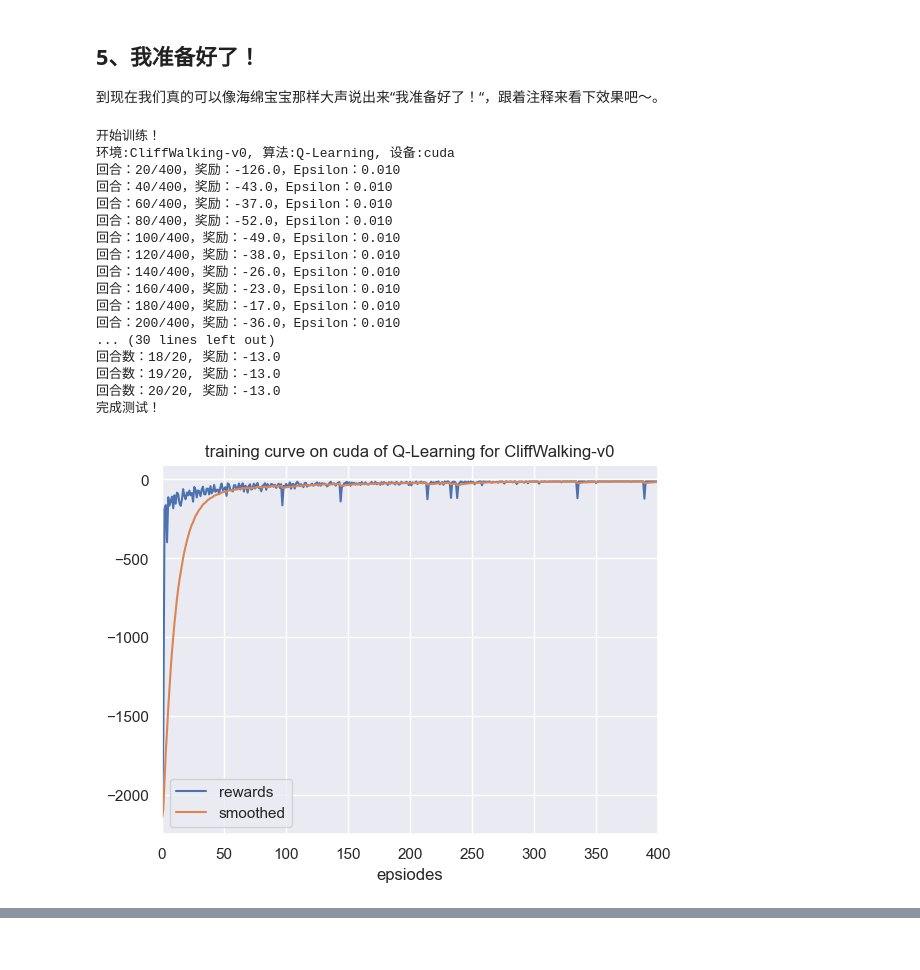
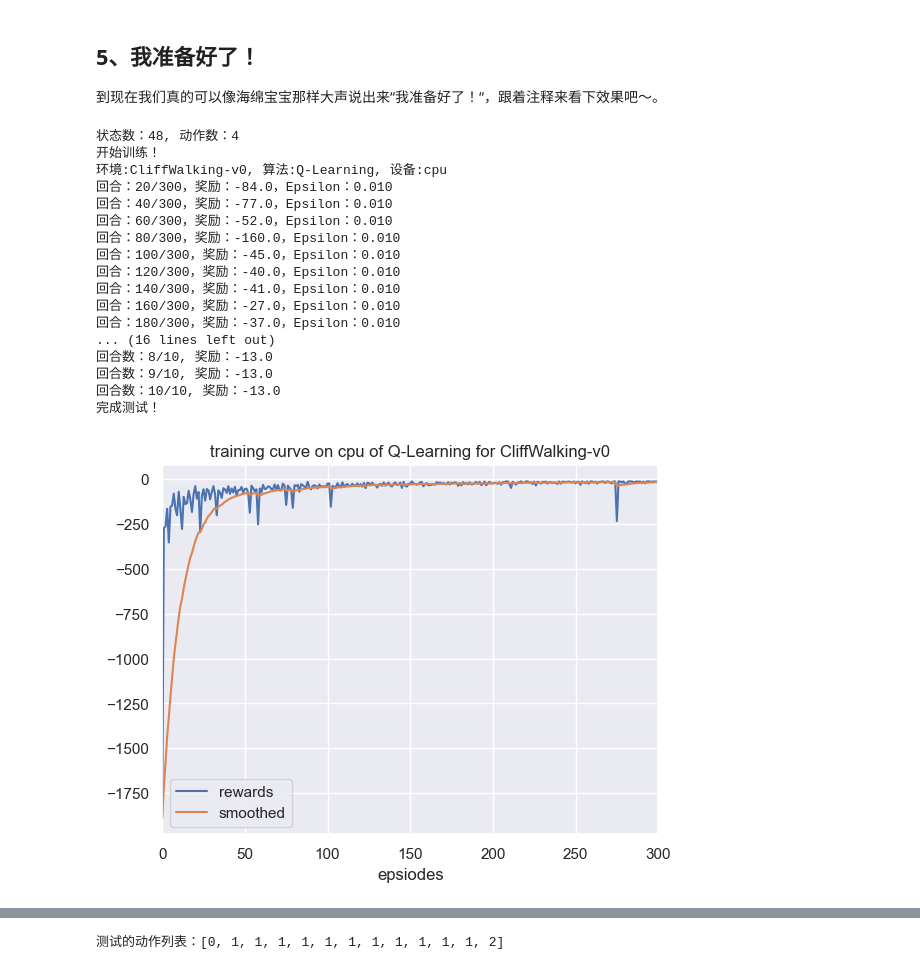
Before and after one commit to datawhalechina/joyrl-book, a Jupyter notebook: notebooks/QLearning.ipynb, the cells around one changed output, grey strips where cells are left out. Drawn from its saved outputs; the diff is of its cells as text; code cells hidden in the pictures.

Commit message:
更新第五章 Q-learning

```diff
--- a/notebooks/QLearning.ipynb
+++ b/notebooks/QLearning.ipynb
@@ -98,20 +97,24 @@ def test(cfg,env,agent):
     print('开始测试！')
     print(f'环境：{cfg.env_name}, 算法：{cfg.algo_name}, 设备：{cfg.device}')
     rewards = []  # 记录所有回合的奖励
+    actions_lis = []  # 记录所有回合的动作
     for i_ep in range(cfg.test_eps):
         ep_reward = 0  # 记录每个episode的reward
         state = env.reset(seed=cfg.seed)  # 重置环境, 重新开一局（即开始新的一个回合）
+        actions_lis_ep = []  # 记录每个episode的动作
         while True:
             action = agent.predict_action(state)  # 根据算法选择一个动作
+            actions_lis_ep.append(action)
             next_state, reward, terminated, info = env.step(action)  # 与环境进行一个交互
             state = next_state  # 更新状态
             ep_reward += reward
             if terminated:
                 break
+        actions_lis.append(actions_lis_ep)
         rewards.append(ep_reward)
         print(f"回合数：{i_ep+1}/{cfg.test_eps}, 奖励：{ep_reward:.1f}")
     print('完成测试！')
-    return {"rewards":rewards}
+    return {"rewards":rewards,"actions_lis":actions_lis}
 # %% [markdown]
 ## 3、定义环境
 
@@ -123,7 +126,7 @@ import numpy as np
 
 # turtle tutorial : https://docs.python.org/3.3/library/turtle.html
 
-class CliffWalkingWapper(gym.Wrapper):
+class CliffWalkingWrapper(gym.Wrapper):
     def __init__(self, env):
         gym.Wrapper.__init__(self, env)
         self.t = None
@@ -206,10 +209,11 @@ def env_agent_config(cfg,seed=1):
     '''创建环境和智能体
     '''
     env = gym.make(cfg.env_name,new_step_api=True)
-    env = CliffWalkingWapper(env)
-    n_states = env.observation_space.n # 状态维度
-    n_actions = env.action_space.n # 动作维度
-    agent = QLearning(n_states,n_actions,cfg)
+    env = CliffWalkingWrapper(env)
+    n_states = env.observation_space.n # 状态数
+    n_actions = env.action_space.n # 动作数
+    print(f"状态数：{n_states}, 动作数：{n_actions}")
+    agent = QLearning(n_actions,cfg)
     return env,agent
 # %% [markdown]
 ## 4、设置参数
@@ -226,12 +230,12 @@ class Config:
     def __init__(self):
         self.env_name = 'CliffWalking-v0' # 环境名称
         self.algo_name = 'Q-Learning' # 算法名称
-        self.train_eps = 400 # 训练回合数
-        self.test_eps = 20 # 测试回合数
-        self.max_steps = 200 # 每个回合最大步数
+        self.train_eps = 300 # 训练回合数
+        self.test_eps = 10 # 测试回合数
+        self.max_steps = 100 # 每个回合最大步数
         self.epsilon_start = 0.95 #  e-greedy策略中epsilon的初始值
         self.epsilon_end = 0.01 #  e-greedy策略中epsilon的最终值
-        self.epsilon_decay = 300 #  e-greedy策略中epsilon的衰减率
+        self.epsilon_decay = 200 #  e-greedy策略中epsilon的衰减率
         self.gamma = 0.9 # 折扣因子
         self.lr = 0.1 # 学习率
         self.seed = 1 # 随机种子
@@ -267,30 +271,30 @@ def plot_rewards(rewards,title="learning curve"):
 # %%
 # 获取参数
 cfg = Config()
 # 训练
 env, agent = env_agent_config(cfg)
-res_dic = train(cfg, env, agent)
+train_res_dic = train(cfg, env, agent)
 
-plot_rewards(res_dic['rewards'], title=f"training curve on {cfg.device} of {cfg.algo_name} for {cfg.env_name}")
+plot_rewards(train_res_dic['rewards'], title=f"training curve on {cfg.device} of {cfg.algo_name} for {cfg.env_name}")
 # 测试
-res_dic = test(cfg, env, agent)
-plot_rewards(res_dic['rewards'], title=f"testing curve on {cfg.device} of {cfg.algo_name} for {cfg.env_name}")  # 画出结果
+test_res_dic = test(cfg, env, agent)
+plot_rewards(test_res_dic['rewards'], title=f"testing curve on {cfg.device} of {cfg.algo_name} for {cfg.env_name}")  # 画出结果
 # %% [output]
+状态数：48, 动作数：4
 开始训练！
-环境:CliffWalking-v0, 算法:Q-Learning, 设备:cuda
-回合：20/400，奖励：-126.0，Epsilon：0.010
-回合：40/400，奖励：-43.0，Epsilon：0.010
-回合：60/400，奖励：-37.0，Epsilon：0.010
-回合：80/400，奖励：-52.0，Epsilon：0.010
-回合：100/400，奖励：-49.0，Epsilon：0.010
-回合：120/400，奖励：-38.0，Epsilon：0.010
-回合：140/400，奖励：-26.0，Epsilon：0.010
-回合：160/400，奖励：-23.0，Epsilon：0.010
-回合：180/400，奖励：-17.0，Epsilon：0.010
-回合：200/400，奖励：-36.0，Epsilon：0.010
-... (30 lines left out)
-回合数：18/20, 奖励：-13.0
-回合数：19/20, 奖励：-13.0
-回合数：20/20, 奖励：-13.0
+环境:CliffWalking-v0, 算法:Q-Learning, 设备:cpu
+回合：20/300，奖励：-84.0，Epsilon：0.010
+回合：40/300，奖励：-77.0，Epsilon：0.010
+回合：60/300，奖励：-52.0，Epsilon：0.010
+回合：80/300，奖励：-160.0，Epsilon：0.010
+回合：100/300，奖励：-45.0，Epsilon：0.010
+回合：120/300，奖励：-40.0，Epsilon：0.010
+回合：140/300，奖励：-41.0，Epsilon：0.010
+回合：160/300，奖励：-27.0，Epsilon：0.010
+回合：180/300，奖励：-37.0，Epsilon：0.010
+... (16 lines left out)
+回合数：8/10, 奖励：-13.0
+回合数：9/10, 奖励：-13.0
+回合数：10/10, 奖励：-13.0
 完成测试！
-[figure, old version]
+[figure, new version]
@@ -297,0 +302,4 @@ plot_rewards(res_dic['rewards'], title=f"testing curve on {cfg.device} of {cfg.a
+# %%
+print(f"测试的动作列表：{test_res_dic['actions_lis'][0]}")
+# %% [output]
+测试的动作列表：[0, 1, 1, 1, 1, 1, 1, 1, 1, 1, 1, 1, 2]
```
Also changed, not shown: parts of 2 cells of this notebook, 6 other files.
